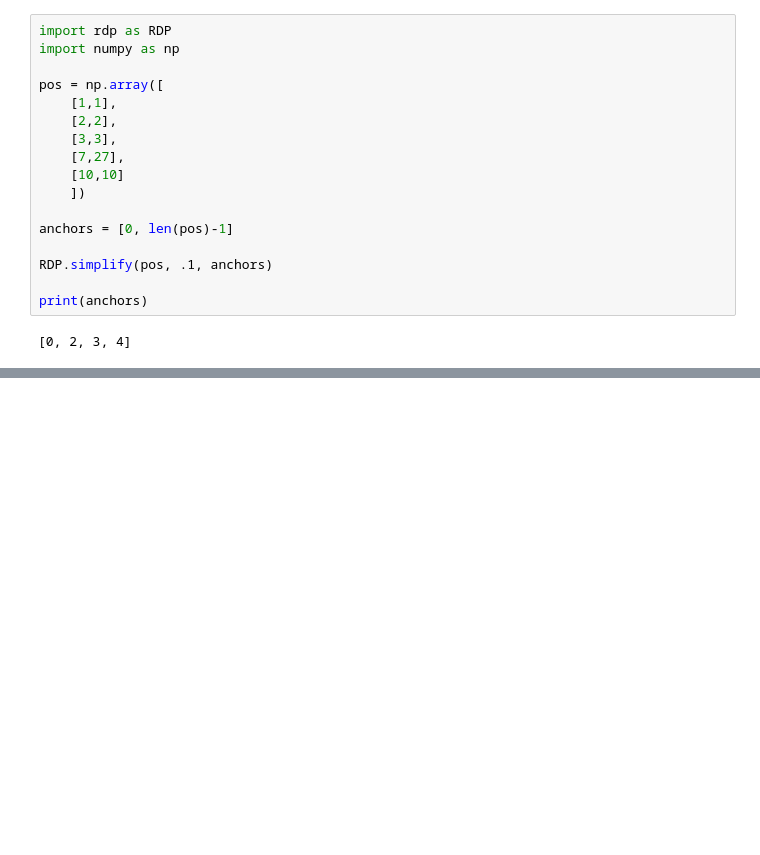
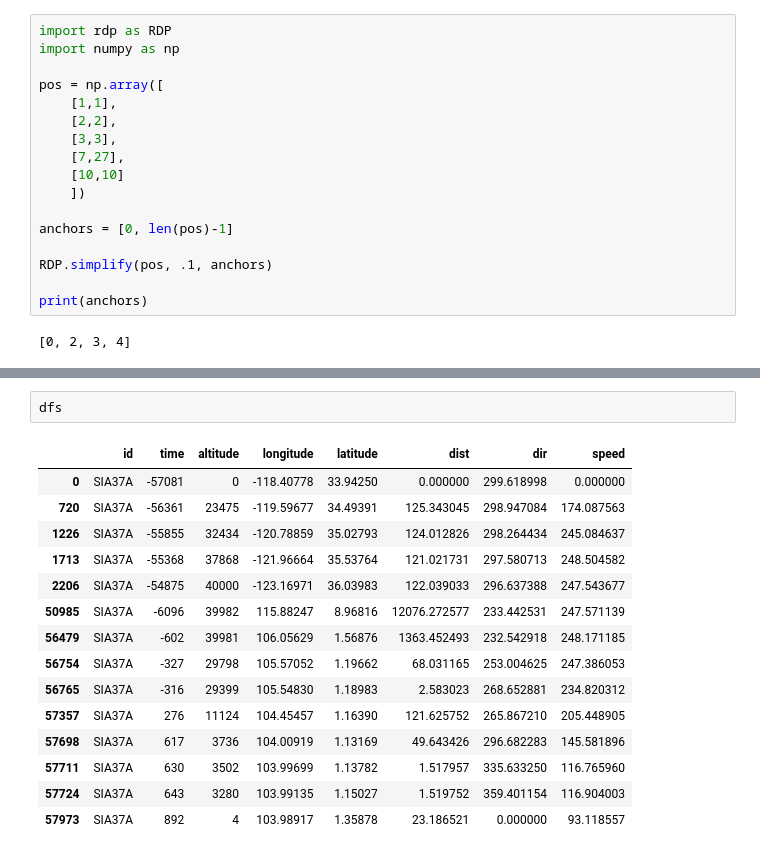
Before and after one commit to michaschultz/mobileSector, a Jupyter notebook: msdata/prepareFIR.ipynb, the cells around one changed output, grey strips where cells are left out. Saved outputs shown, nothing was run; the diff lists cells and outputs as text; blank space fills up the shorter version.

```diff
--- a/msdata/prepareFIR.ipynb
+++ b/msdata/prepareFIR.ipynb
@@ -138,3 +152,21 @@ df_simple_02
+# %%
+dfs
+# %% [output]
+|  | id | time | altitude | longitude | latitude | dist | dir | speed |
+| 0 | SIA37A | -57081 | 0 | -118.40778 | 33.94250 | 0.000000 | 299.618998 | 0.000000 |
+| 720 | SIA37A | -56361 | 23475 | -119.59677 | 34.49391 | 125.343045 | 298.947084 | 174.087563 |
+| 1226 | SIA37A | -55855 | 32434 | -120.78859 | 35.02793 | 124.012826 | 298.264434 | 245.084637 |
+| 1713 | SIA37A | -55368 | 37868 | -121.96664 | 35.53764 | 121.021731 | 297.580713 | 248.504582 |
+| 2206 | SIA37A | -54875 | 40000 | -123.16971 | 36.03983 | 122.039033 | 296.637388 | 247.543677 |
+| 50985 | SIA37A | -6096 | 39982 | 115.88247 | 8.96816 | 12076.272577 | 233.442531 | 247.571139 |
+| 56479 | SIA37A | -602 | 39981 | 106.05629 | 1.56876 | 1363.452493 | 232.542918 | 248.171185 |
+| 56754 | SIA37A | -327 | 29798 | 105.57052 | 1.19662 | 68.031165 | 253.004625 | 247.386053 |
+| 56765 | SIA37A | -316 | 29399 | 105.54830 | 1.18983 | 2.583023 | 268.652881 | 234.820312 |
+| 57357 | SIA37A | 276 | 11124 | 104.45457 | 1.16390 | 121.625752 | 265.867210 | 205.448905 |
+| 57698 | SIA37A | 617 | 3736 | 104.00919 | 1.13169 | 49.643426 | 296.682283 | 145.581896 |
+| 57711 | SIA37A | 630 | 3502 | 103.99699 | 1.13782 | 1.517957 | 335.633250 | 116.765960 |
+| 57724 | SIA37A | 643 | 3280 | 103.99135 | 1.15027 | 1.519752 | 359.401154 | 116.904003 |
+| 57973 | SIA37A | 892 | 4 | 103.98917 | 1.35878 | 23.186521 | 0.000000 | 93.118557 |
 # %%
 import pandas as pd
 import seaborn as sns
```
Also changed, not shown: parts of 8 cells of this notebook, 1 other file.
